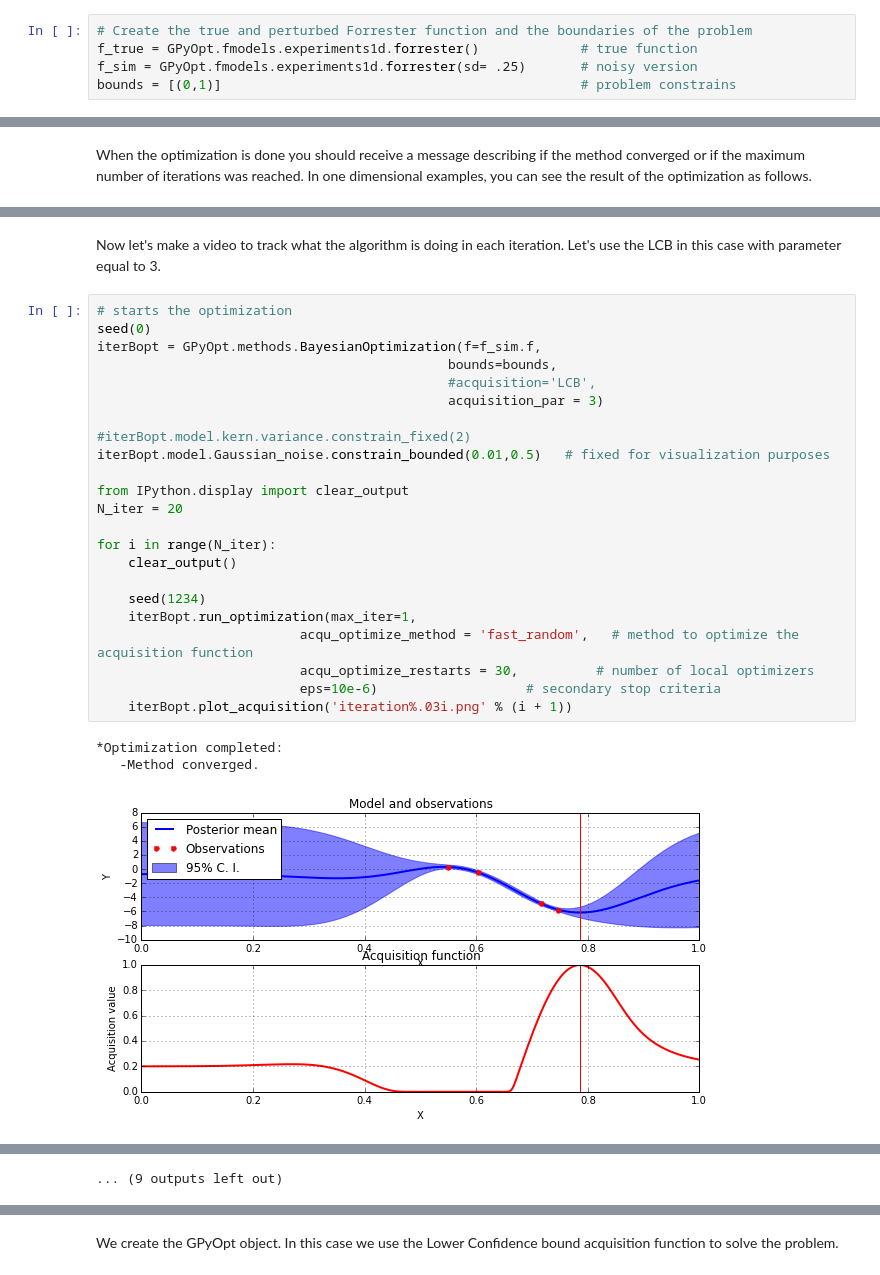
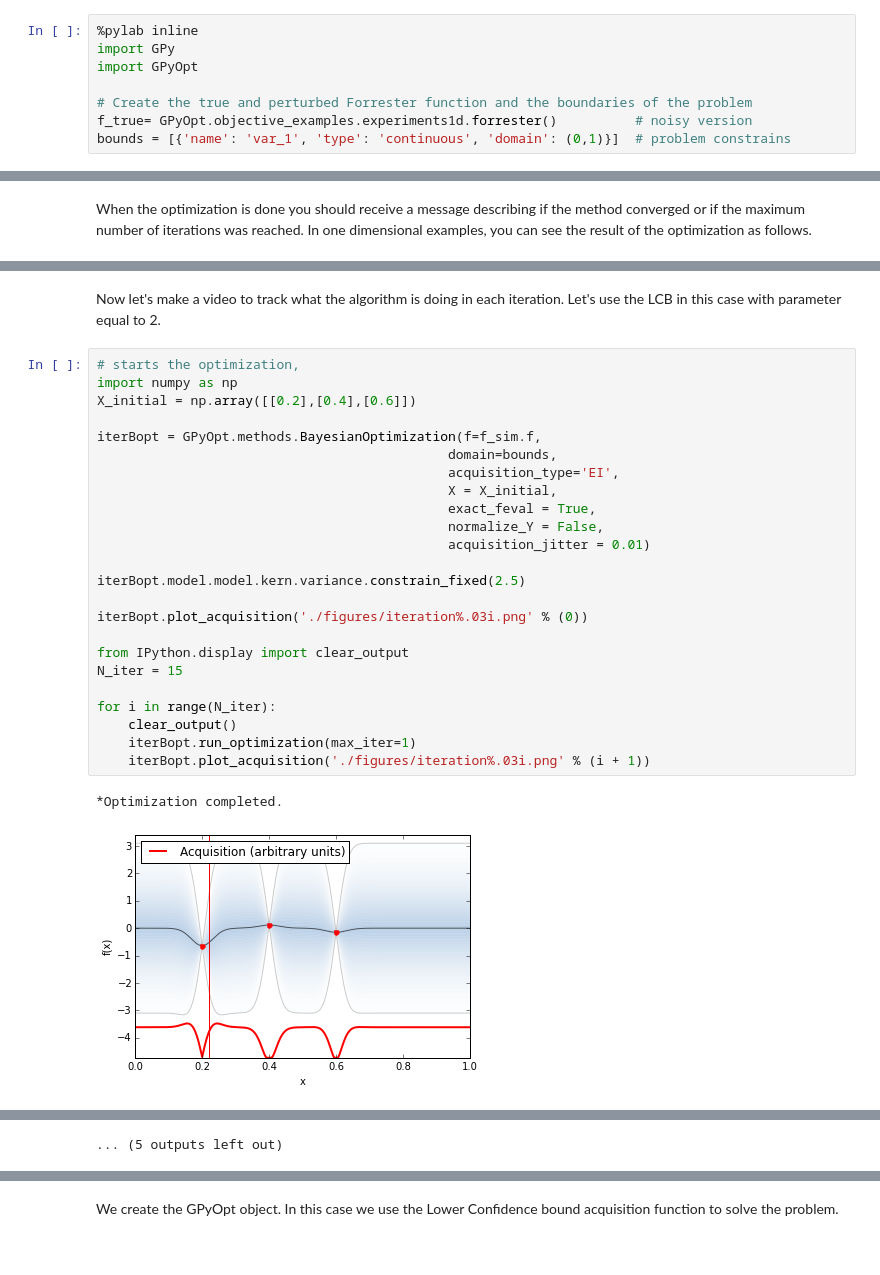
Before and after one commit to SheffieldML/GPyOpt, a Jupyter notebook: manual/GPyOpt_reference_manual.ipynb, the cells around one changed output, grey strips where cells are left out. Cells and saved outputs as stored; diff of their text form.

```diff
--- a/manual/GPyOpt_reference_manual.ipynb
+++ b/manual/GPyOpt_reference_manual.ipynb
@@ -189,5 +163,8 @@ The minimum of this function is located at $x_{min}=0.78$. In this case we assum
 # %%
+%pylab inline
+import GPy
+import GPyOpt
+
 # Create the true and perturbed Forrester function and the boundaries of the problem
-f_true = GPyOpt.fmodels.experiments1d.forrester()             # true function
-f_sim = GPyOpt.fmodels.experiments1d.forrester(sd= .25)       # noisy version
-bounds = [(0,1)]                                              # problem constrains
+f_true= GPyOpt.objective_examples.experiments1d.forrester()          # noisy version
+bounds = [{'name': 'var_1', 'type': 'continuous', 'domain': (0,1)}]  # problem constrains
@@ -242,29 +220,29 @@ myBopt.plot_convergence()
 # %% [markdown]
-Now let's make a video to track what the algorithm is doing in each iteration. Let's use the LCB in this case with parameter equal to 3.
+Now let's make a video to track what the algorithm is doing in each iteration. Let's use the LCB in this case with parameter equal to 2.
 # %%
-# starts the optimization
-seed(0)
+# starts the optimization,
+import numpy as np
+X_initial = np.array([[0.2],[0.4],[0.6]])
+
 iterBopt = GPyOpt.methods.BayesianOptimization(f=f_sim.f,
-                                             bounds=bounds,
-                                             #acquisition='LCB',
-                                             acquisition_par = 3)
+                                             domain=bounds,
+                                             acquisition_type='EI',
+                                             X = X_initial,
+                                             exact_feval = True,
+                                             normalize_Y = False,
+                                             acquisition_jitter = 0.01)
 
-#iterBopt.model.kern.variance.constrain_fixed(2)
-iterBopt.model.Gaussian_noise.constrain_bounded(0.01,0.5)   # fixed for visualization purposes
+iterBopt.model.model.kern.variance.constrain_fixed(2.5)
+
+iterBopt.plot_acquisition('./figures/iteration%.03i.png' % (0))
 
 from IPython.display import clear_output
-N_iter = 20
+N_iter = 15
 
 for i in range(N_iter):
     clear_output()
-
-    seed(1234)
-    iterBopt.run_optimization(max_iter=1,
-                          acqu_optimize_method = 'fast_random',   # method to optimize the acquisition function
-                          acqu_optimize_restarts = 30,          # number of local optimizers
-                          eps=10e-6)                   # secondary stop criteria
-    iterBopt.plot_acquisition('iteration%.03i.png' % (i + 1))
+    iterBopt.run_optimization(max_iter=1)
+    iterBopt.plot_acquisition('./figures/iteration%.03i.png' % (i + 1))
 # %% [output]
-*Optimization completed:
-   -Method converged.
+*Optimization completed.
-[figure, old version]
+[figure, new version]
@@ -281,4 +259,4 @@ for i in range(N_iter):
-... (9 outputs left out)
+... (5 outputs left out)
 # %%
 # Import JSAnimation
 from JSAnimation import IPython_display, HTMLWriter
```
Also changed, not shown: parts of 37 cells of this notebook, 23 other files.
